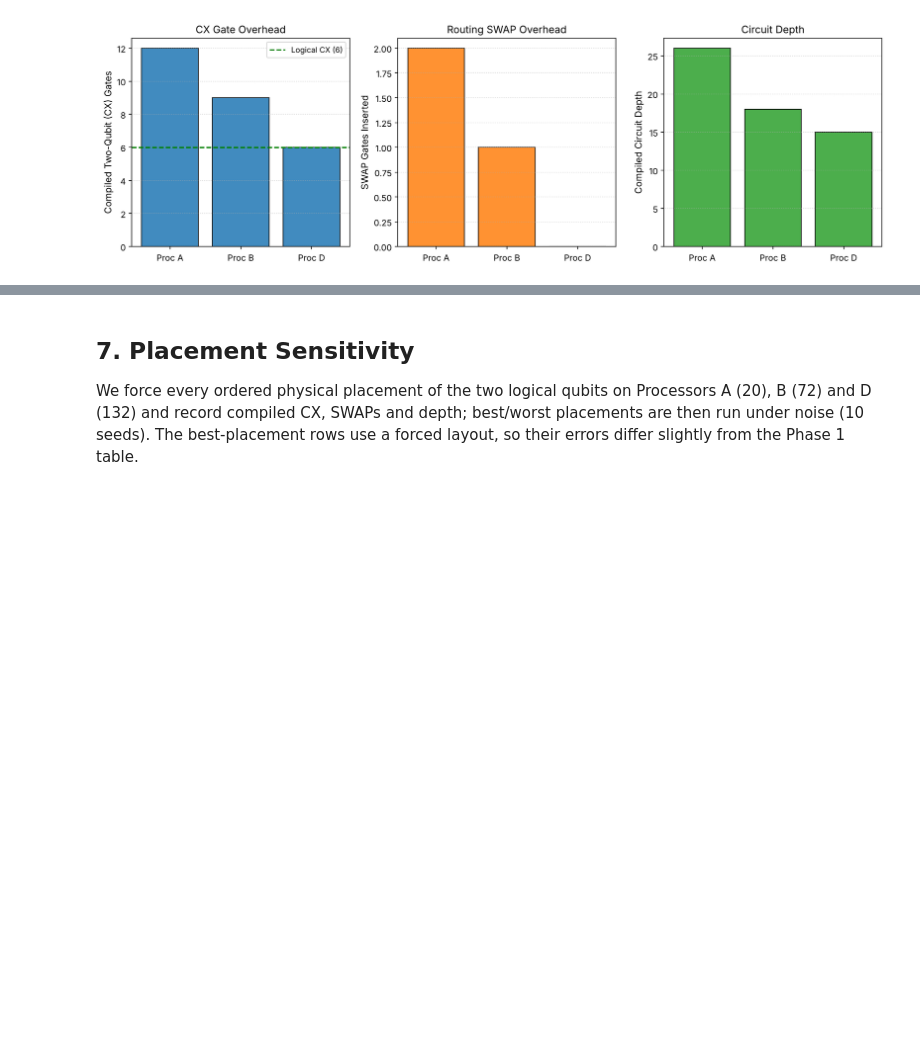
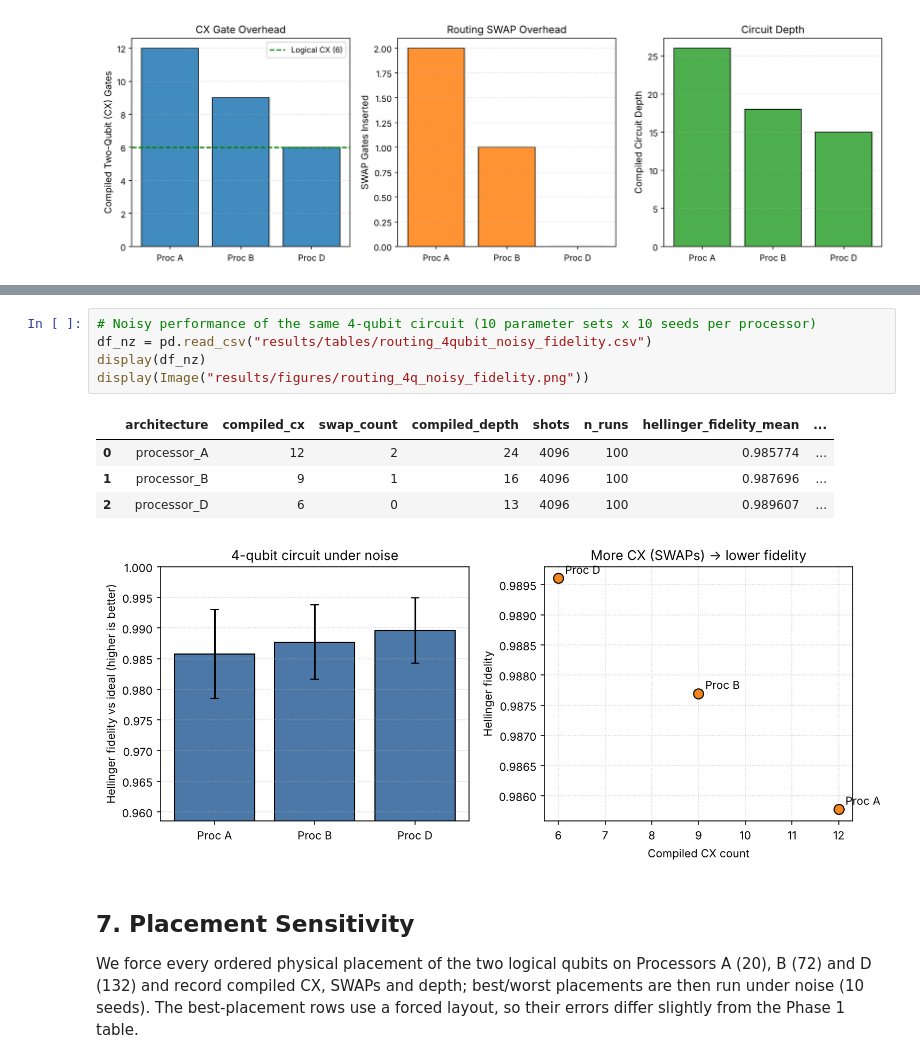
Before and after one commit to shivansh-kumar-adi/qff-2026-ps-c1-2, a Jupyter notebook: main.ipynb, the cells around one changed output, grey strips where cells are left out. Drawn from its saved outputs; the diff is of its cells as text; blank space fills up the shorter version.

```diff
--- a/main.ipynb
+++ b/main.ipynb
@@ -252,3 +255,14 @@ display(Image("results/figures/routing_overhead_4q.png"))
+# %%
+# Noisy performance of the same 4-qubit circuit (10 parameter sets x 10 seeds per processor)
+df_nz = pd.read_csv("results/tables/routing_4qubit_noisy_fidelity.csv")
+display(df_nz)
+display(Image("results/figures/routing_4q_noisy_fidelity.png"))
+# %% [output]
+|  | architecture | compiled_cx | swap_count | compiled_depth | shots | n_runs | hellinger_fidelity_mean | ... |
+| 0 | processor_A | 12 | 2 | 24 | 4096 | 100 | 0.985774 | ... |
+| 1 | processor_B | 9 | 1 | 16 | 4096 | 100 | 0.987696 | ... |
+| 2 | processor_D | 6 | 0 | 13 | 4096 | 100 | 0.989607 | ... |
+[figure, added]
 # %% [markdown]
 ## 7. Placement Sensitivity
 
```
Also changed, not shown: parts of 2 cells of this notebook.
